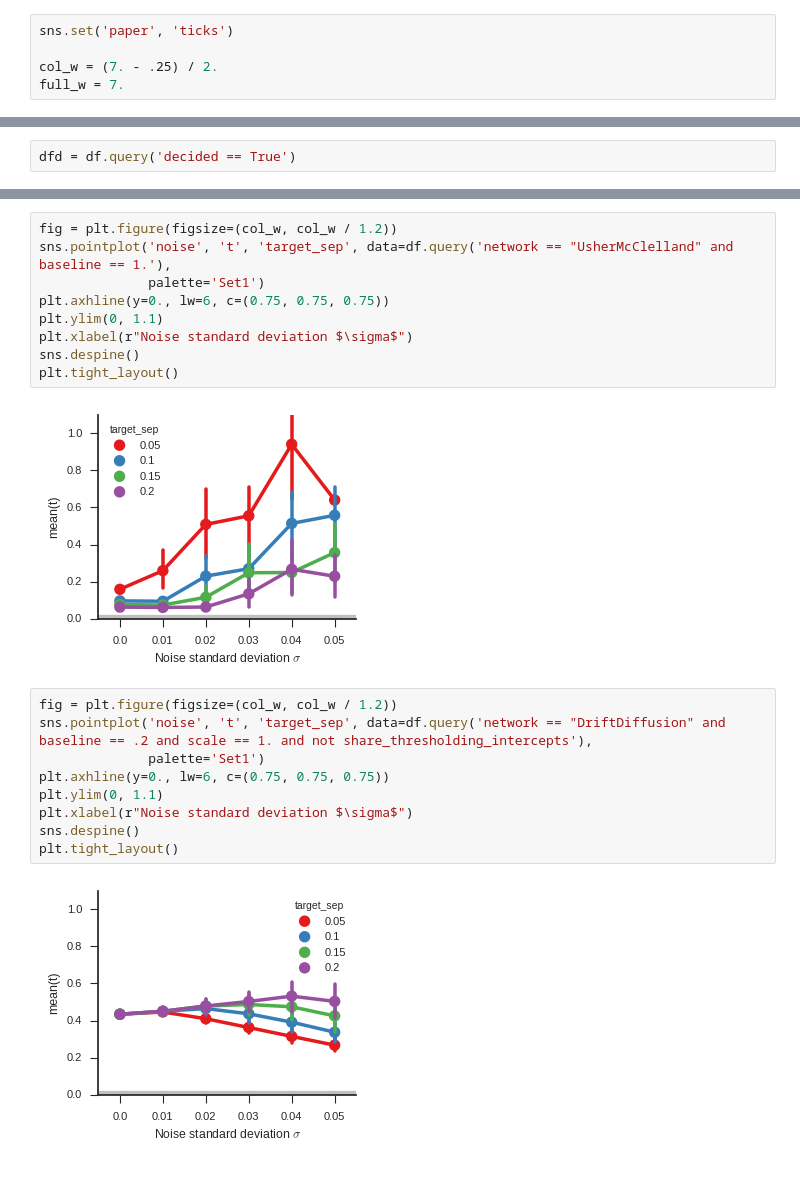
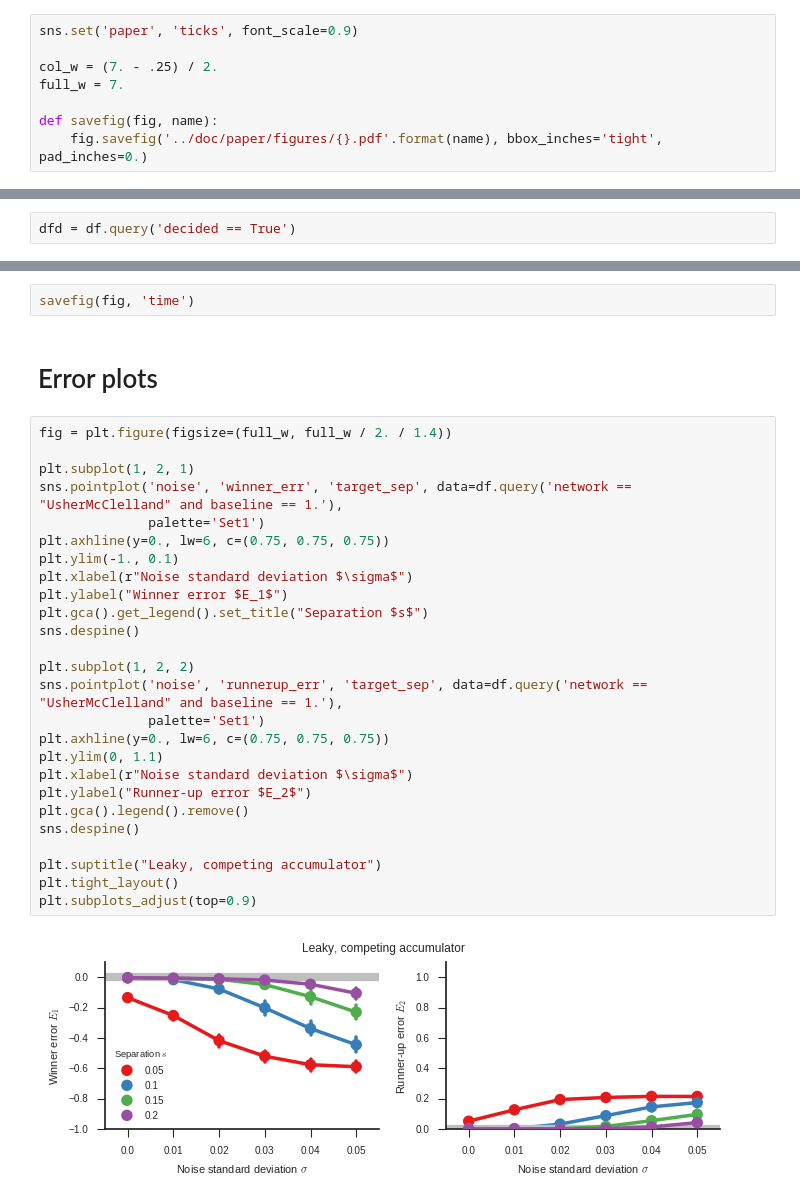
Before and after one commit to ctn-waterloo/cogsci17-decide, a Jupyter notebook: notebooks/Data based plots.ipynb, the cells around one changed output, grey strips where cells are left out. Saved outputs shown, nothing was run; the diff lists cells and outputs as text.

```diff
--- a/notebooks/Data based plots.ipynb
+++ b/notebooks/Data based plots.ipynb
@@ -5,10 +5,13 @@ import matplotlib.pyplot as plt
 import pandas as pd
 import seaborn as sns
 # %%
-sns.set('paper', 'ticks')
+sns.set('paper', 'ticks', font_scale=0.9)
 
 col_w = (7. - .25) / 2.
 full_w = 7.
+
+def savefig(fig, name):
+    fig.savefig('../doc/paper/figures/{}.pdf'.format(name), bbox_inches='tight', pad_inches=0.)
 # %% [markdown]
 # Load data and do some preprocessing
 # %%
@@ -74,22 +117,32 @@ fig.savefig('../doc/paper/figures/correct.pdf')
+# %%
+savefig(fig, 'time')
+# %% [markdown]
+# Error plots
 # %%
-fig = plt.figure(figsize=(col_w, col_w / 1.2))
-sns.pointplot('noise', 't', 'target_sep', data=df.query('network == "UsherMcClelland" and baseline == 1.'),
+fig = plt.figure(figsize=(full_w, full_w / 2. / 1.4))
+
+plt.subplot(1, 2, 1)
+sns.pointplot('noise', 'winner_err', 'target_sep', data=df.query('network == "UsherMcClelland" and baseline == 1.'),
+              palette='Set1')
+plt.axhline(y=0., lw=6, c=(0.75, 0.75, 0.75))
+plt.ylim(-1., 0.1)
+plt.xlabel(r"Noise standard deviation $\sigma$")
+plt.ylabel("Winner error $E_1$")
+plt.gca().get_legend().set_title("Separation $s$")
+sns.despine()
+
+plt.subplot(1, 2, 2)
+sns.pointplot('noise', 'runnerup_err', 'target_sep', data=df.query('network == "UsherMcClelland" and baseline == 1.'),
               palette='Set1')
 plt.axhline(y=0., lw=6, c=(0.75, 0.75, 0.75))
 plt.ylim(0, 1.1)
 plt.xlabel(r"Noise standard deviation $\sigma$")
+plt.ylabel("Runner-up error $E_2$")
+plt.gca().legend().remove()
 sns.despine()
+
+plt.suptitle("Leaky, competing accumulator")
 plt.tight_layout()
+plt.subplots_adjust(top=0.9)
 # %% [output]
-[figure, old version]
+[figure, new version]
-# %%
-fig = plt.figure(figsize=(col_w, col_w / 1.2))
-sns.pointplot('noise', 't', 'target_sep', data=df.query('network == "DriftDiffusion" and baseline == .2 and scale == 1. and not share_thresholding_intercepts'),
-              palette='Set1')
-plt.axhline(y=0., lw=6, c=(0.75, 0.75, 0.75))
-plt.ylim(0, 1.1)
-plt.xlabel(r"Noise standard deviation $\sigma$")
-sns.despine()
-plt.tight_layout()
-# %% [output]
-[figure, removed]
```
Also changed, not shown: parts of 15 cells of this notebook, 10 other files.
